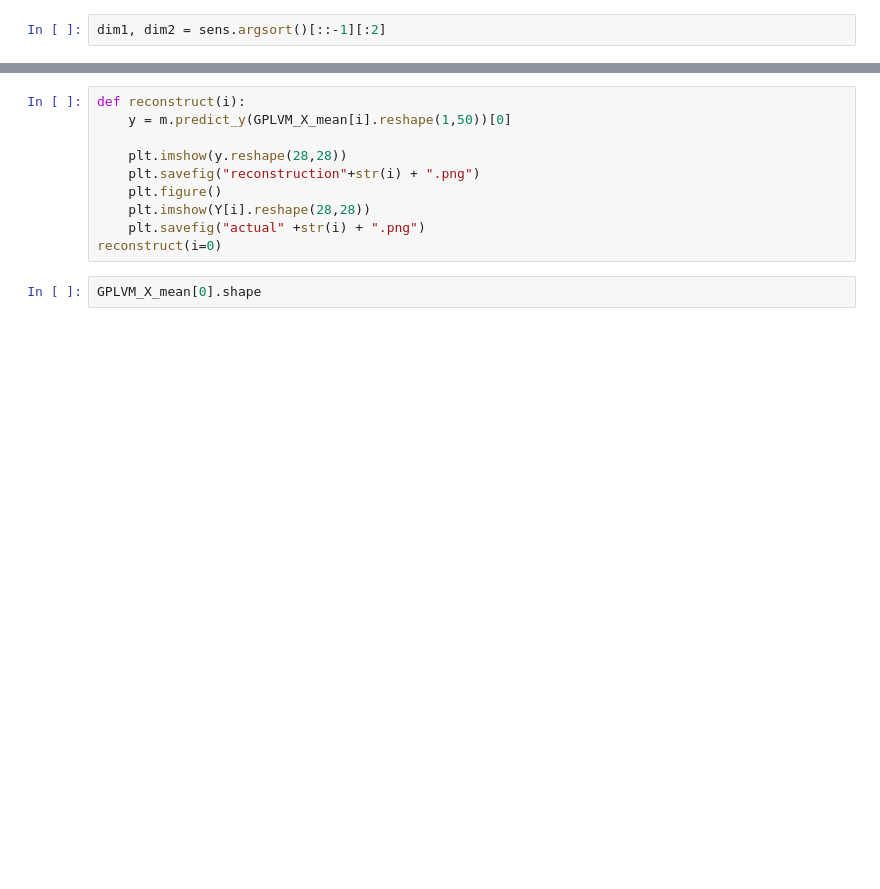
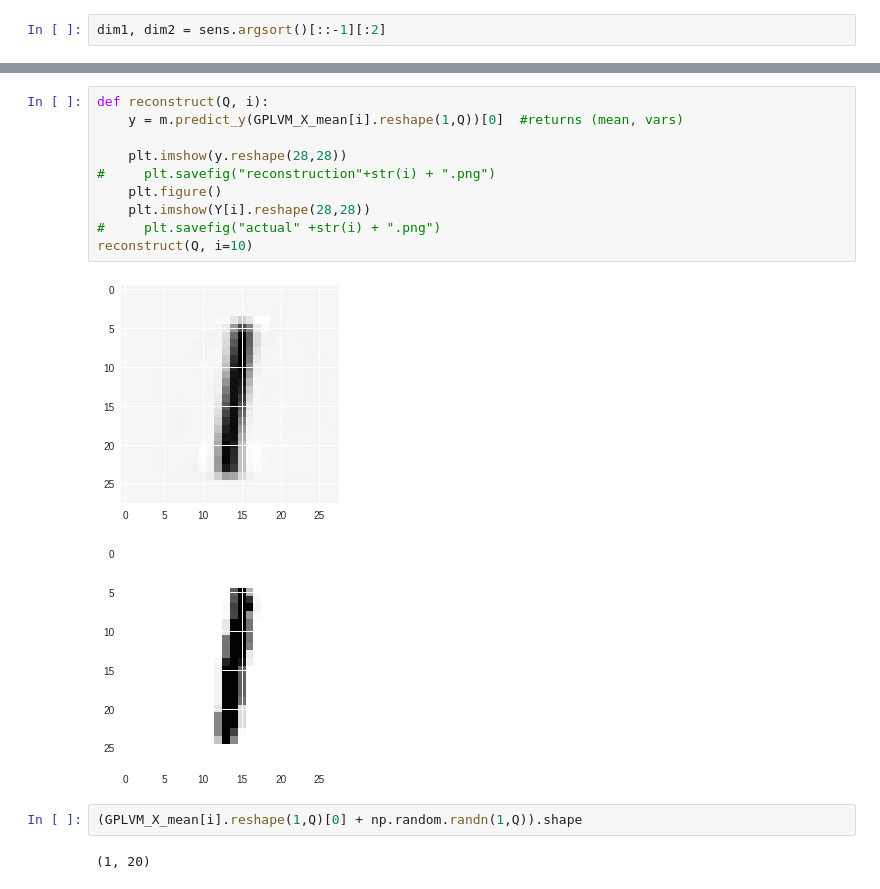
Before and after one commit to seashiva94/DeepGPLVM, a Jupyter notebook: Representation learning using Gaussian Process.ipynb, the cells around one changed output, grey strips where cells are left out. Cells and saved outputs as stored; diff of their text form; blank space fills up the shorter version.

```diff
--- a/Representation learning using Gaussian Process.ipynb
+++ b/Representation learning using Gaussian Process.ipynb
@@ -475,12 +653,17 @@ for i, c in zip(np.unique(labels), colors):
 # %%
-def reconstruct(i):
-    y = m.predict_y(GPLVM_X_mean[i].reshape(1,50))[0]
+def reconstruct(Q, i):
+    y = m.predict_y(GPLVM_X_mean[i].reshape(1,Q))[0]  #returns (mean, vars)
 
     plt.imshow(y.reshape(28,28))
-    plt.savefig("reconstruction"+str(i) + ".png")
+#     plt.savefig("reconstruction"+str(i) + ".png")
     plt.figure()
     plt.imshow(Y[i].reshape(28,28))
-    plt.savefig("actual" +str(i) + ".png")
-reconstruct(i=0)
+#     plt.savefig("actual" +str(i) + ".png")
+reconstruct(Q, i=10)
+# %% [output]
+[figure, added]
+[figure, added]
-# %%
-GPLVM_X_mean[0].shape
+# %%
+(GPLVM_X_mean[i].reshape(1,Q)[0] + np.random.randn(1,Q)).shape
+# %% [output]
+(1, 20)
```
Also changed, not shown: parts of 38 cells of this notebook.
